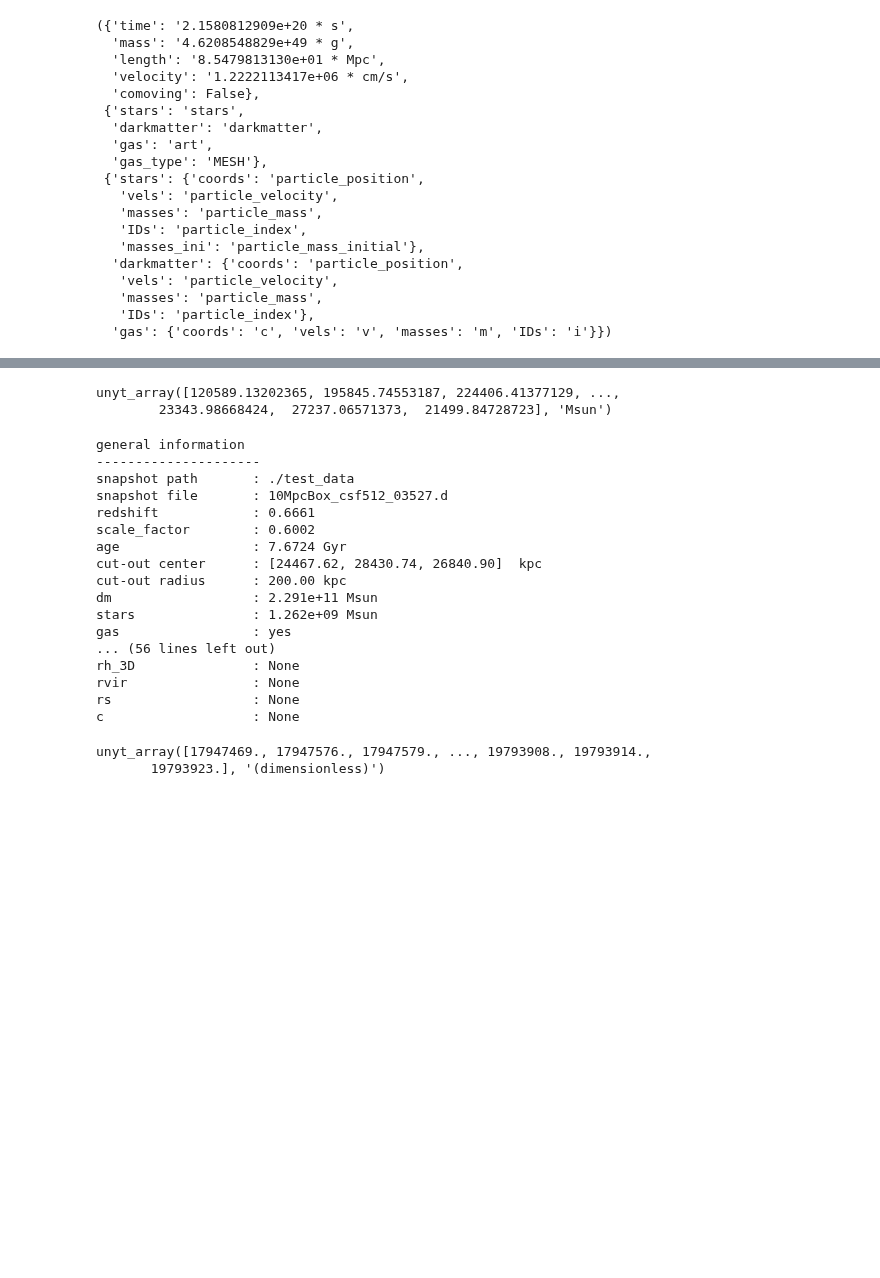
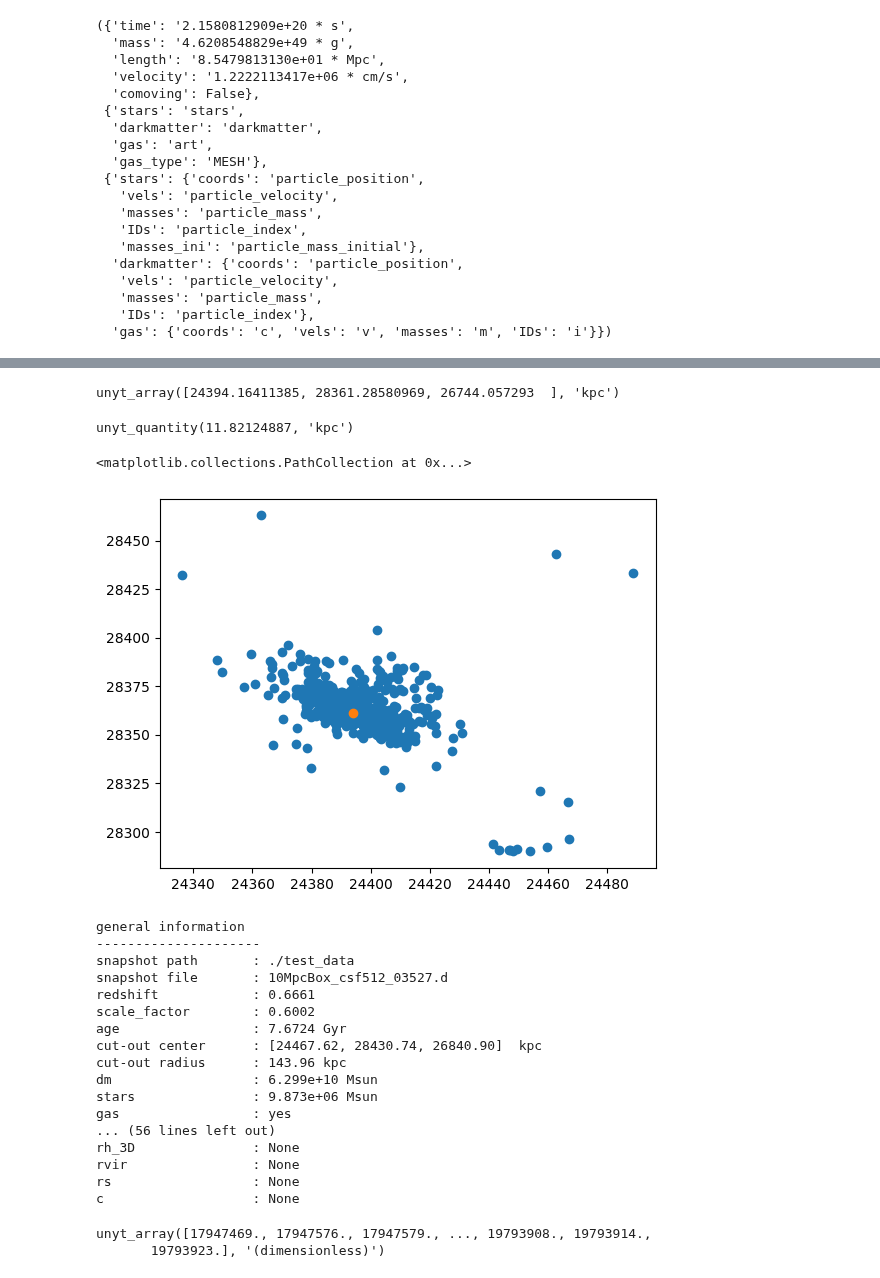
Before and after one commit to AsierLambarri/galex-2, a Jupyter notebook: Tests.ipynb, the cells around one changed output, grey strips where cells are left out. Cells and saved outputs as stored; diff of their text form; code cells hidden in the pictures; blank space fills up the shorter version.

```diff
--- a/Tests.ipynb
+++ b/Tests.ipynb
@@ -63,5 +63,7 @@ dge.config.base_units, dge.config.ptypes, dge.config.fields
    'IDs': 'particle_index'},
   'gas': {'coords': 'c', 'vels': 'v', 'masses': 'm', 'IDs': 'i'}})
 # %%
-halo = dge.zHalo("./test_data/10MpcBox_csf512_03527.d", center=([40616.242188/1.66,	47195.027344/1.66,	44555.886719/1.66], "kpc"), radius=(200, "kpc"))
+halo = dge.zHalo("./test_data/10MpcBox_csf512_03527.d",
+                 center=([40616.242188/1.66,	47195.027344/1.66,	44555.886719/1.66], "kpc"),
+                 radius=(143.964386, "kpc"))
 # %% [output]
@@ -85,9 +87,22 @@ yt : [INFO     ] 2024-11-21 16:09:41,432 Parameters: hubble_constant           =
 ok
 # %%
-halo.stars.masses.in_units("Msun")
+halo.stars.refined_center_of_mass(method="hm", mfrac=0.5)
 # %% [output]
-unyt_array([120589.13202365, 195845.74553187, 224406.41377129, ...,
-        23343.98668424,  27237.06571373,  21499.84728723], 'Msun')
+unyt_array([24394.16411385, 28361.28580969, 26744.057293  ], 'kpc')
+# %%
+halo.stars.half_mass_radius()
+# %% [output]
+unyt_quantity(11.82124887, 'kpc')
+# %%
+import matplotlib.pyplot as plt
+plt.scatter(halo.stars.coords[:,0], halo.stars.coords[:,1])
+plt.scatter(halo.stars.cm[0], halo.stars.cm[1])
+plt.scatter(halo.stars.cm[0], halo.stars.cm[1])
+plt.scatter(halo.stars.cm[0], halo.stars.cm[1])
+plt.scatter(halo.stars.cm[0], halo.stars.cm[1])
+# %% [output]
+<matplotlib.collections.PathCollection at 0x...>
+[figure, added]
 # %%
 halo.info()
 # %% [output]
@@ -99,9 +114,9 @@ redshift            : 0.6661
 scale_factor        : 0.6002
 age                 : 7.6724 Gyr
 cut-out center      : [24467.62, 28430.74, 26840.90]  kpc
-cut-out radius      : 200.00 kpc
-dm                  : 2.291e+11 Msun
-stars               : 1.262e+09 Msun
+cut-out radius      : 143.96 kpc
+dm                  : 6.299e+10 Msun
+stars               : 9.873e+06 Msun
 gas                 : yes
 ... (56 lines left out)
 rh_3D               : None
```
Also changed, not shown: parts of 2 cells of this notebook, 6 other files.
